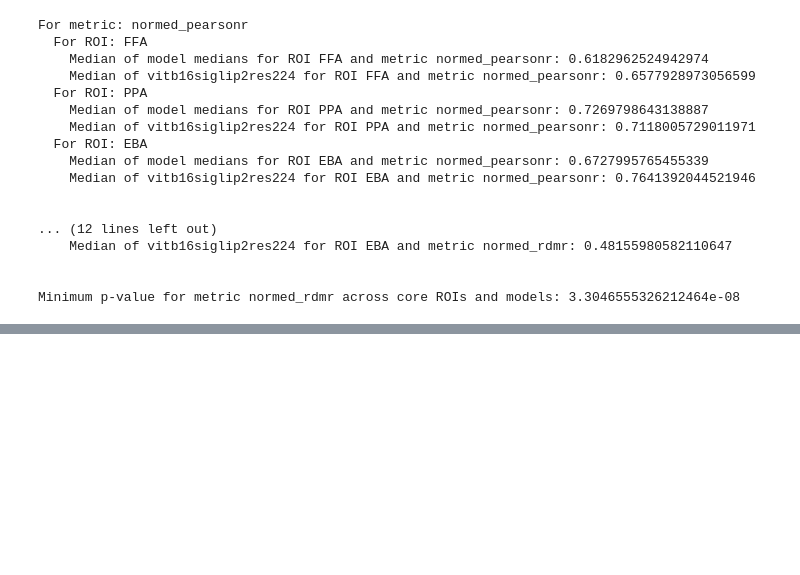
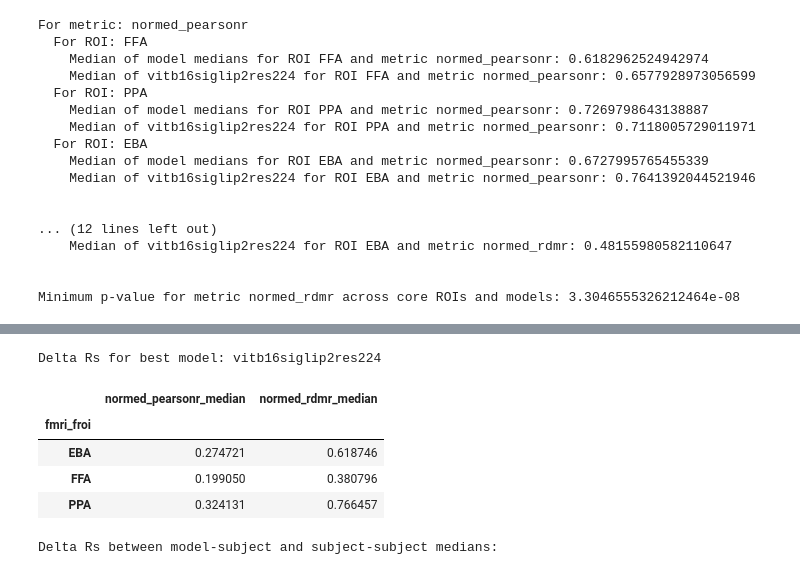
Before and after one commit to murtylab/comparing-category-selectivity, a Jupyter notebook: preprint/preprint_stats_recheck.ipynb, the cells around one changed output, grey strips where cells are left out. Saved outputs shown, nothing was run; the diff lists cells and outputs as text; code cells hidden in the pictures; blank space fills up the shorter version.

```diff
--- a/preprint/preprint_stats_recheck.ipynb
+++ b/preprint/preprint_stats_recheck.ipynb
@@ -240,0 +623,80 @@ mh_csv
+# %%
+SUBJECTSUBJECT_CORRELATIONS_CSV_PATH = f'{RESULTS_DIR}/subjectsubject_correlations_nsd515.csv'
+MODELSUBJECT_CORRELATIONS_CSV_PATH = f'{RESULTS_DIR}/modelsubject_correlations_nsd515.csv'
+
+tthreshold = 7
+model_localizer = 'nsd'
+
+metrics = ['normed_pearsonr', 'normed_rdmr']
+# %%
+hh_csv = pd.read_csv(SUBJECTSUBJECT_CORRELATIONS_CSV_PATH)
+mh_csv = pd.read_csv(MODELSUBJECT_CORRELATIONS_CSV_PATH)
+
+deltas_df = pd.DataFrame(columns=['fmri_froi', 'model_tthreshold', 'fmri_tthreshold', 'delta_normed_pearsonr_median', 'delta_normed_rdmr_median'])
+
+hh_csv_subset = hh_csv[
+    (hh_csv['fmri_froi'].isin(core_frois)) &
+    (hh_csv['fmri_tthreshold'] == tthreshold)
+]
+
+hh_csv_grouped = (
+    hh_csv_subset
+    .groupby(['fmri_froi'])
+    .agg(
+        normed_pearsonr_median=('normed_pearsonr', 'median'),
+        normed_rdmr_median=('normed_rdmr', 'median'),
+    )
+    .reset_index()
+).set_index('fmri_froi')
+# display(hh_csv_grouped)
+
+mh_csv_subset = mh_csv[
+    (mh_csv['fmri_froi'].isin(core_frois)) &
+    (mh_csv['fmri_tthreshold'] == tthreshold) &
+    (mh_csv['model_name'].isin(to_model_names)) &
+    (mh_csv['model_localizer'] == model_localizer) &
+    (mh_csv['model_froi'].isin(core_frois)) &
+    (mh_csv['model_tthreshold'] == tthreshold)
+]
+mh_csv_grouped = (
+    mh_csv_subset
+    .groupby(['fmri_froi', 'model_name'])
+    .agg(
+        normed_pearsonr_median=('normed_pearsonr', 'median'),
+        normed_rdmr_median=('normed_rdmr', 'median'),
+    )
+    .reset_index()
+)
+
+mh_csv_grouped_best = mh_csv_grouped[
+    mh_csv_grouped['model_name'] == best_model_name
+]
+# drop the model_name column & set fmri_froi as index
+mh_csv_grouped_best = mh_csv_grouped_best.drop(columns=['model_name']).set_index('fmri_froi')
+# display(mh_csv_grouped_best)
+
+print(f'Delta Rs for best model: {best_model_name}')
+# Subtract the grouped model-subject correlations from the grouped subject-subject correlations
+best_delta_df = hh_csv_grouped - mh_csv_grouped_best
+display(best_delta_df)
+
+mh_csv_grouped2 = (
+    mh_csv_grouped
+    .groupby('fmri_froi')
+    .agg(
+        normed_pearsonr_median=('normed_pearsonr_median', 'median'),
+        normed_rdmr_median=('normed_rdmr_median', 'median'),
+    )
+    .reset_index()
+).set_index('fmri_froi')
+median_delta_df = hh_csv_grouped - mh_csv_grouped2
+print('Delta Rs between model-subject and subject-subject medians:')
+display(median_delta_df)
+# %% [output]
+Delta Rs for best model: vitb16siglip2res224
+|  | normed_pearsonr_median | normed_rdmr_median |
+| fmri_froi |  |  |
+| EBA | 0.274721 | 0.618746 |
+| FFA | 0.199050 | 0.380796 |
+| PPA | 0.324131 | 0.766457 |
+Delta Rs between model-subject and subject-subject medians:
```
Also changed, not shown: parts of 29 cells of this notebook.
